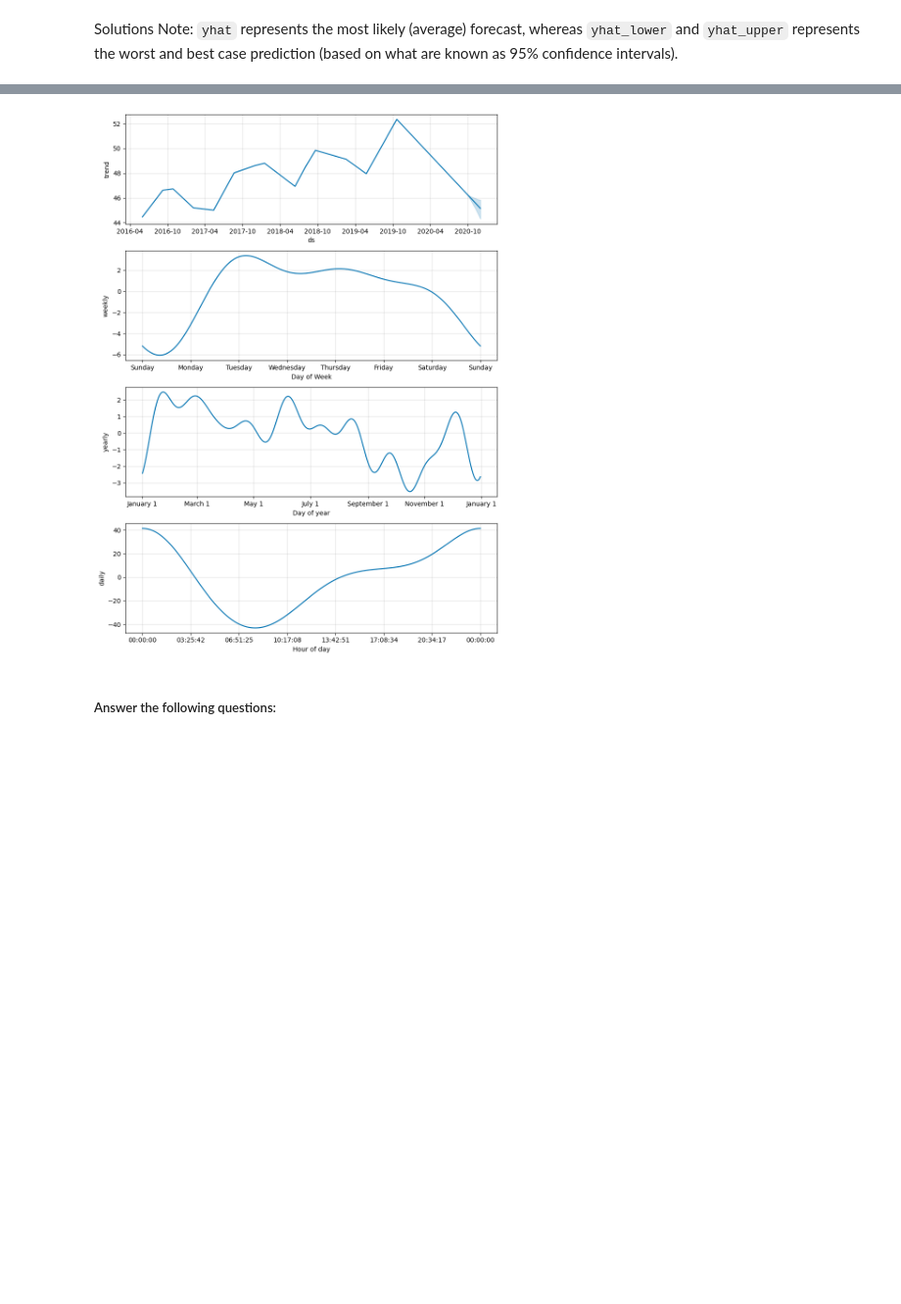
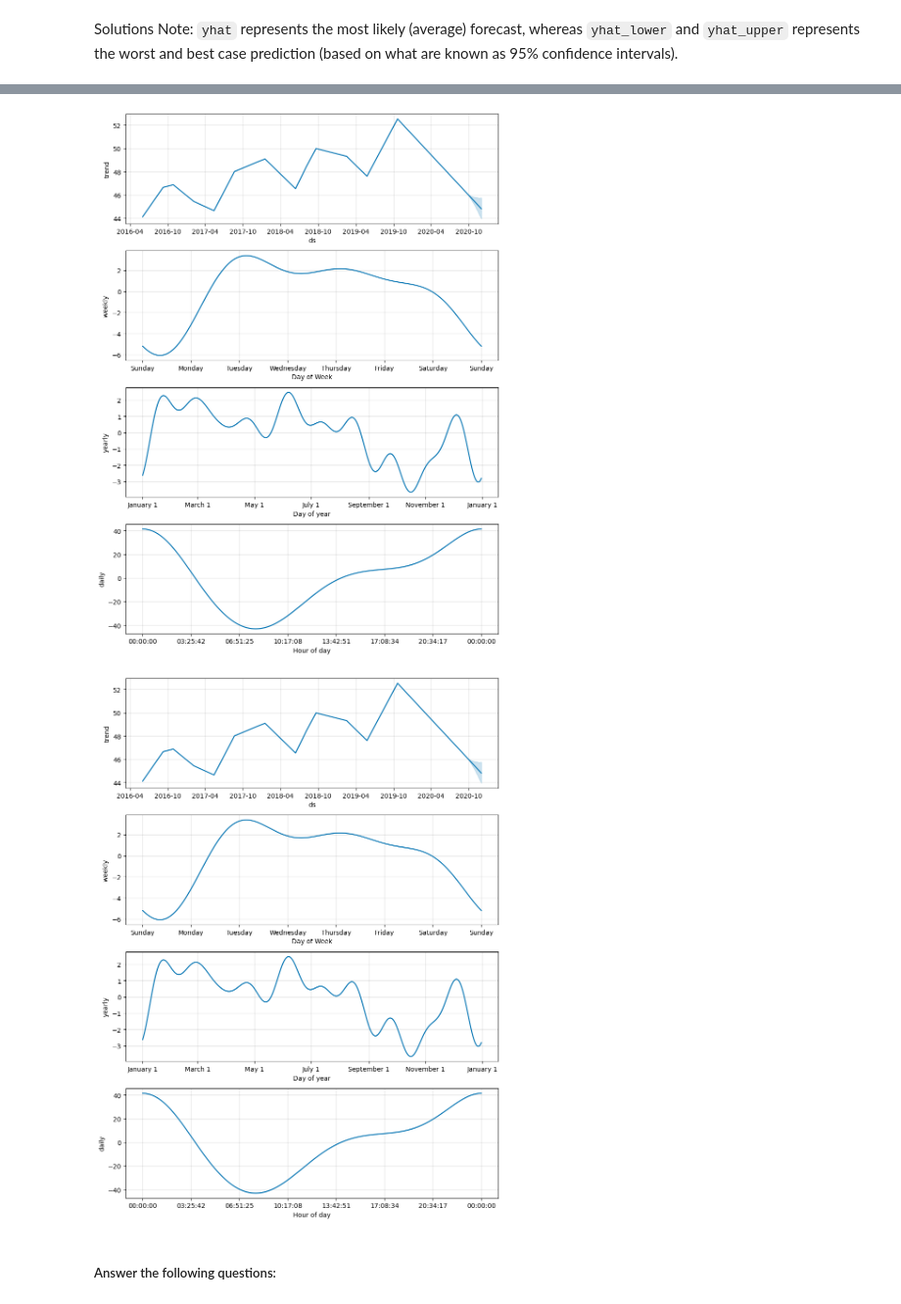
Before and after one commit to Ed-Lovera/prophet-challenge, a Jupyter notebook: forecasting_net_prophet.ipynb, the cells around one changed output, grey strips where cells are left out. Shown at 98% size. Drawn from its saved outputs; the diff is of its cells as text; code cells hidden in the pictures; blank space fills up the shorter version.

```diff
--- a/forecasting_net_prophet.ipynb
+++ b/forecasting_net_prophet.ipynb
@@ -462,3 +462,4 @@ Now, you need to produce a time series model that analyzes and forecasts pattern
 # %%
 # Fit the time-series model.
+model.fit(df_mercado_prophet)
 # %% [output]
@@ -475,9 +469,10 @@ INFO:cmdstanpy:Chain [1] done processing
 # %%
 # Create a future dataframe to hold predictions
 # Make the prediction go out as far as 2000 hours (approx 80 days)
-
+future = model.make_future_dataframe(periods=2000, freq="h")
 
 # View the last five rows of the future_mercado_trends DataFrame
+future.tail()
 # %% [output]
 |  | ds |
 | 39101 | 2020-11-30 04:00:00 |
@@ -487,8 +482,9 @@ INFO:cmdstanpy:Chain [1] done processing
 | 39105 | 2020-11-30 08:00:00 |
 # %%
 # Make the predictions for the trend data using the future_mercado_trends DataFrame
-
+forecast = model.predict(future)
 
 # Display the first five rows of the forecast_mercado_trends DataFrame
+forecast.head()
 # %% [output]
 |  | ds | trend | yhat_lower | yhat_upper | trend_lower | trend_upper | additive_terms | ... |
@@ -521,9 +525,10 @@ INFO:cmdstanpy:Chain [1] done processing
 * What's the lowest point for search traffic in the calendar year?
 # %%
 # Set the index in the forecast_mercado_trends DataFrame to the ds datetime column
-
+forecast.set_index("ds", inplace=True)
 
 # View the only the yhat,yhat_lower and yhat_upper columns from the DataFrame
+forecast[["yhat", "yhat_lower", "yhat_upper"]]
 # %% [output]
 |  | yhat | yhat_lower | yhat_upper |
 | ds |  |  |  |
@@ -543,11 +556,13 @@ Solutions Note: `yhat` represents the most likely (average) forecast, whereas `y
 # %%
 # Reset the index in the forecast_mercado_trends DataFrame
-
+forecast.reset_index(inplace=True)
 
 # Use the plot_components function to visualize the forecast results
 # for the forecast_mercado_trends DataFrame
+model.plot_components(forecast)
 # %% [output]
-[figure, old version]
+[figure, new version]
+[figure, added]
 # %% [markdown]
 ##### Answer the following questions:
 # %% [markdown]
```
Also changed, not shown: parts of 15 cells of this notebook.
